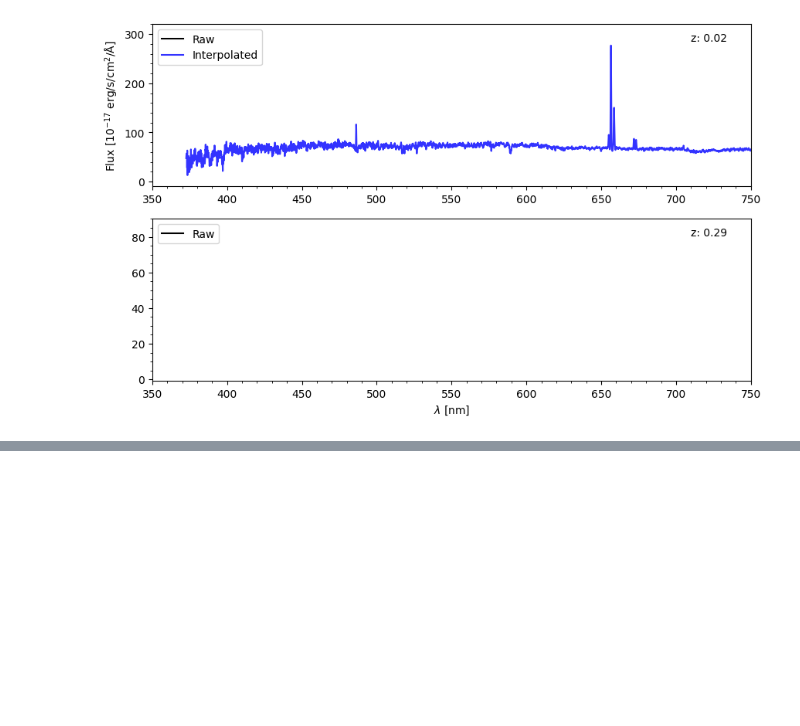
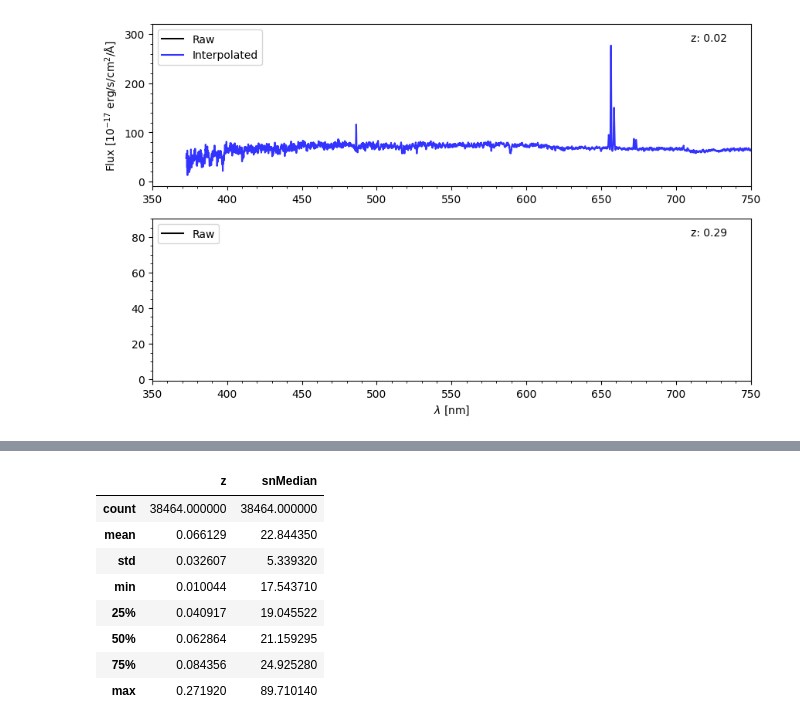
Before and after one commit to ed-ortizm/sdss, a Jupyter notebook: data_prep_illustrations/02_data_prep.ipynb, the cells around one changed output, grey strips where cells are left out. Cells and saved outputs as stored; diff of their text form; code cells hidden in the pictures; blank space fills up the shorter version.

```diff
--- a/data_prep_illustrations/02_data_prep.ipynb
+++ b/data_prep_illustrations/02_data_prep.ipynb
@@ -1041,0 +1059,14 @@ fig.savefig(
+# %%
+sf_mask = bin_03_df.subClass == 'STARFORMING'
+sf_03_df = bin_03_df.loc[sf_mask].copy()
+sf_03_df[['z', 'snMedian']].describe()
+# %% [output]
+|  | z | snMedian |
+| count | 38464.000000 | 38464.000000 |
+| mean | 0.066129 | 22.844350 |
+| std | 0.032607 | 5.339320 |
+| min | 0.010044 | 17.543710 |
+| 25% | 0.040917 | 19.045522 |
+| 50% | 0.062864 | 21.159295 |
+| 75% | 0.084356 | 24.925280 |
+| max | 0.271920 | 89.710140 |
```
Also changed, not shown: parts of 6 cells of this notebook.
